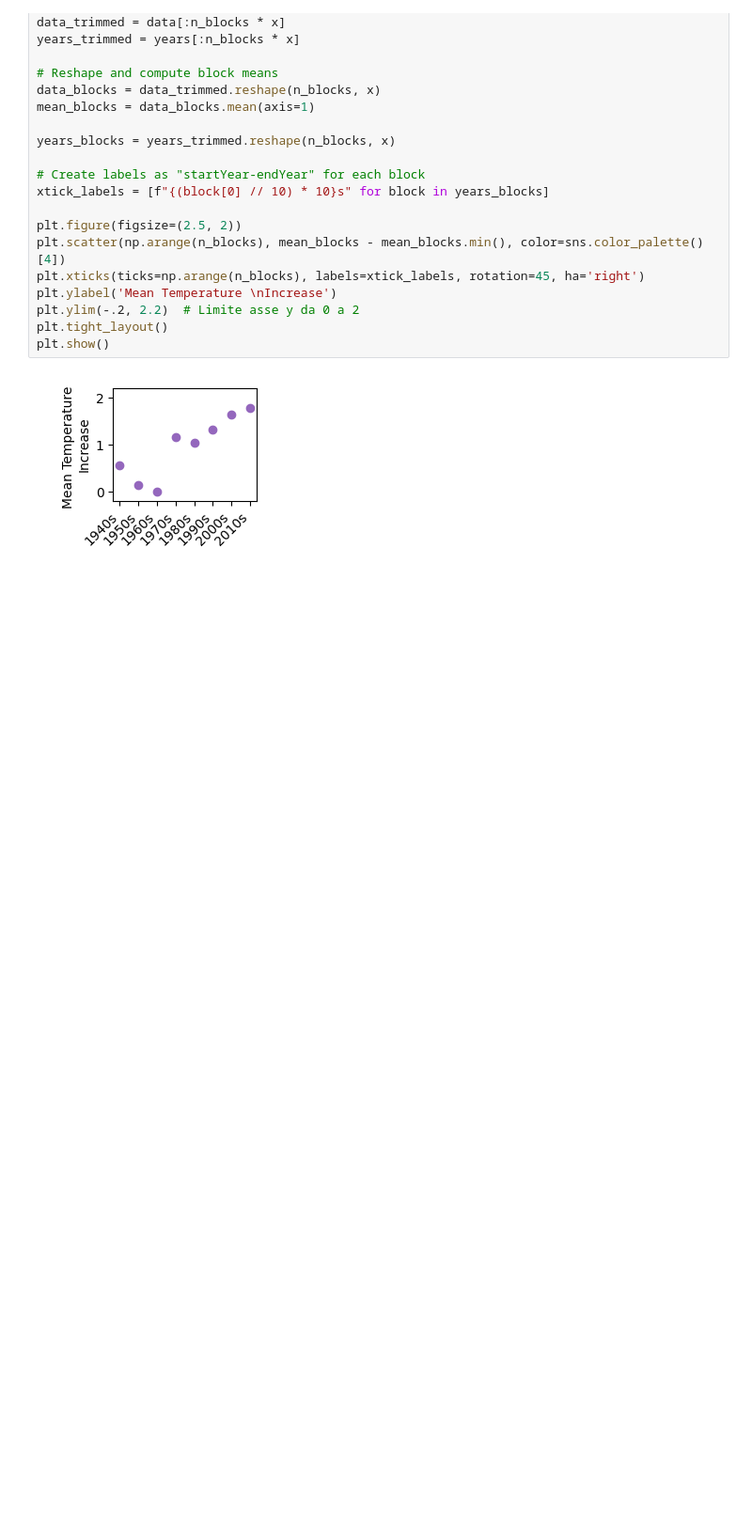
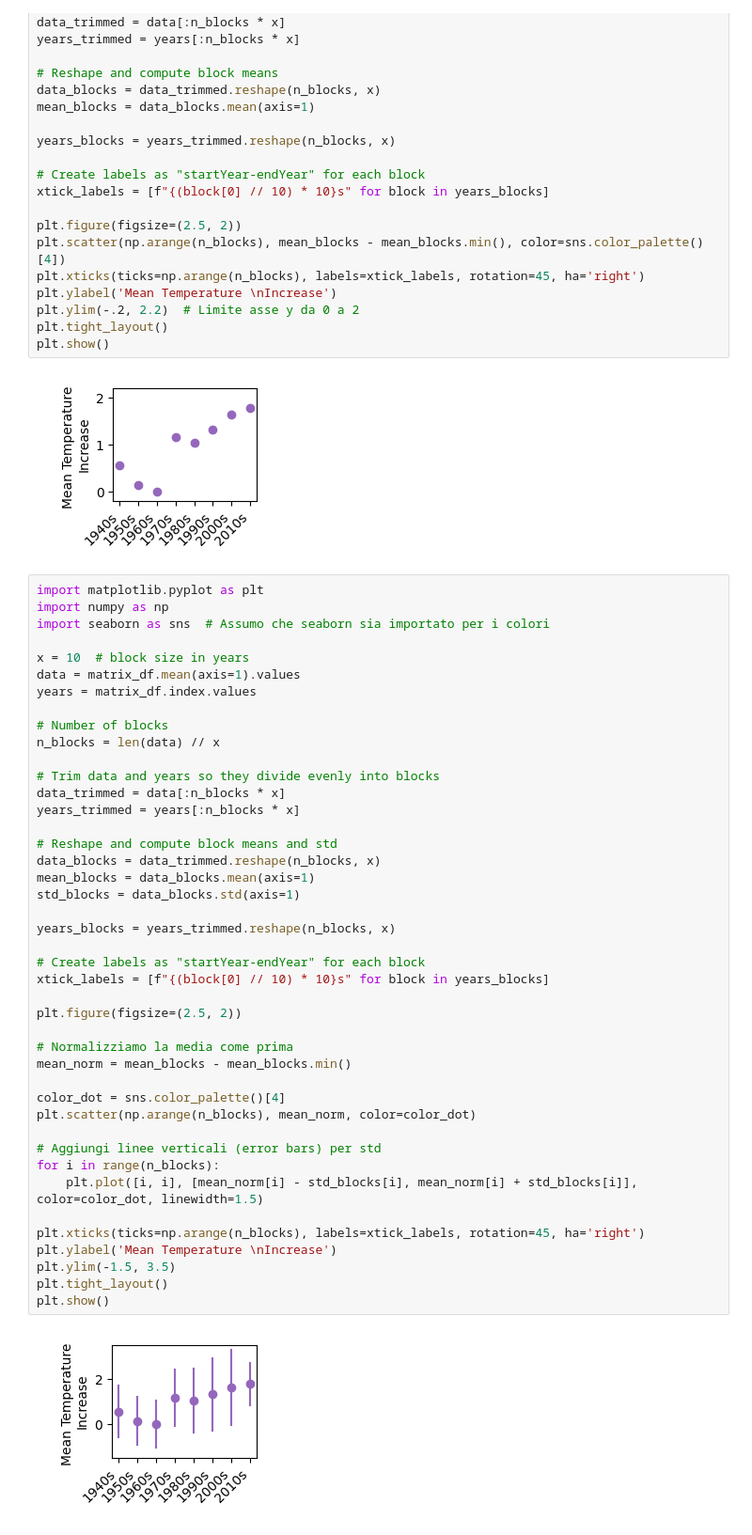
Before and after one commit to Filippo1993/patagonia-trip, a Jupyter notebook: time travel.ipynb, the cells around one changed output. Shown at 94% size. Saved outputs shown, nothing was run; the diff lists cells and outputs as text; blank space fills up the shorter version.

Commit message:
std of last plot

```diff
--- a/time travel.ipynb
+++ b/time travel.ipynb
@@ -239,3 +239,48 @@ plt.tight_layout()
 plt.show()
 # %% [output]
 [figure]
+# %%
+import matplotlib.pyplot as plt
+import numpy as np
+import seaborn as sns  # Assumo che seaborn sia importato per i colori
+
+x = 10  # block size in years
+data = matrix_df.mean(axis=1).values
+years = matrix_df.index.values
+
+# Number of blocks
+n_blocks = len(data) // x
+
+# Trim data and years so they divide evenly into blocks
+data_trimmed = data[:n_blocks * x]
+years_trimmed = years[:n_blocks * x]
+
+# Reshape and compute block means and std
+data_blocks = data_trimmed.reshape(n_blocks, x)
+mean_blocks = data_blocks.mean(axis=1)
+std_blocks = data_blocks.std(axis=1)
+
+years_blocks = years_trimmed.reshape(n_blocks, x)
+
+# Create labels as "startYear-endYear" for each block
+xtick_labels = [f"{(block[0] // 10) * 10}s" for block in years_blocks]
+
+plt.figure(figsize=(2.5, 2))
+
+# Normalizziamo la media come prima
+mean_norm = mean_blocks - mean_blocks.min()
+
+color_dot = sns.color_palette()[4]
+plt.scatter(np.arange(n_blocks), mean_norm, color=color_dot)
+
+# Aggiungi linee verticali (error bars) per std
+for i in range(n_blocks):
+    plt.plot([i, i], [mean_norm[i] - std_blocks[i], mean_norm[i] + std_blocks[i]], color=color_dot, linewidth=1.5)
+
+plt.xticks(ticks=np.arange(n_blocks), labels=xtick_labels, rotation=45, ha='right')
+plt.ylabel('Mean Temperature \nIncrease')
+plt.ylim(-1.5, 3.5)
+plt.tight_layout()
+plt.show()
+# %% [output]
+[figure, added]
```
